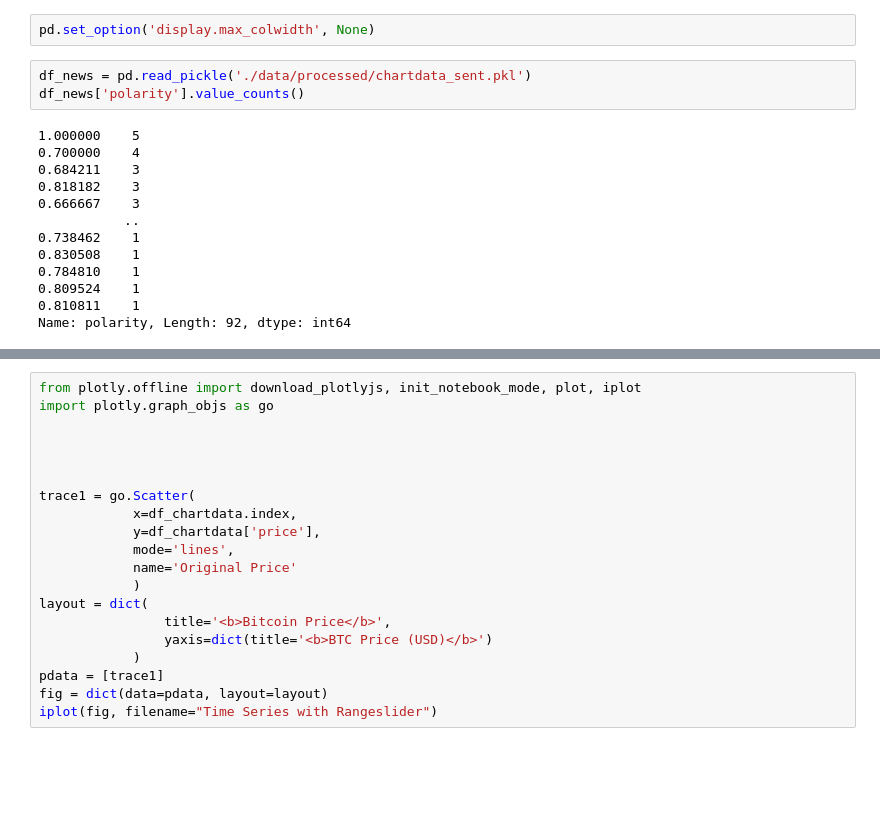
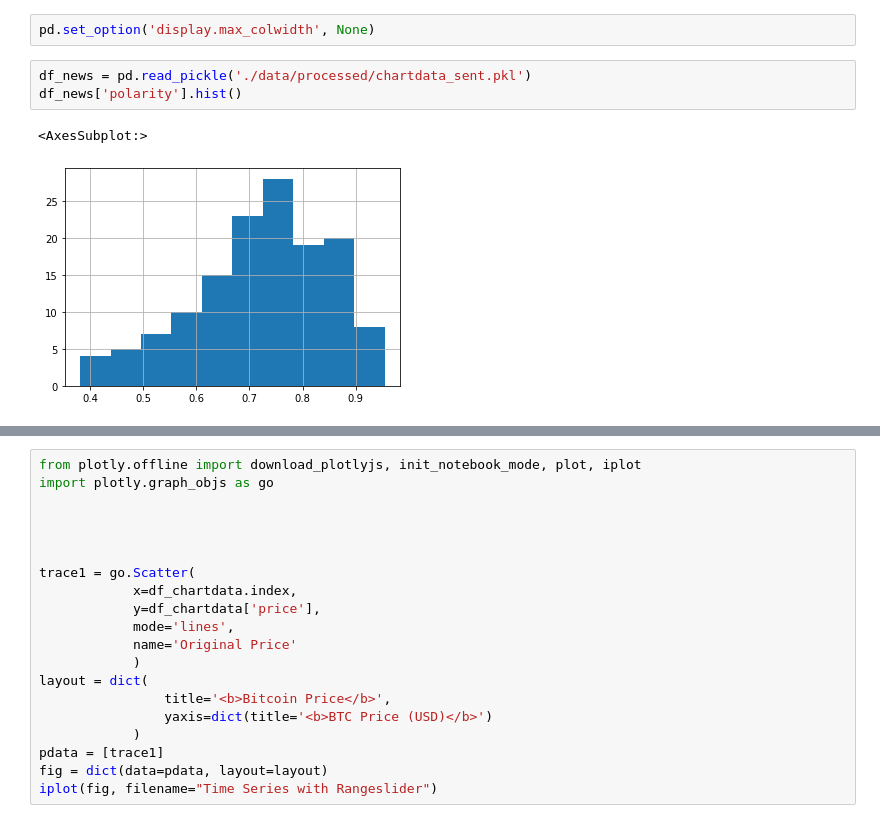
Before and after one commit to pahurlocker/bitcoin-price-prediction, a Jupyter notebook: bitcoin-price-prediction-eda.ipynb, the cells around one changed output, grey strips where cells are left out. Saved outputs shown, nothing was run; the diff lists cells and outputs as text; blank space fills up the shorter version.

```diff
--- a/bitcoin-price-prediction-eda.ipynb
+++ b/bitcoin-price-prediction-eda.ipynb
@@ -6,17 +6,7 @@ import matplotlib.pyplot as plt
 pd.set_option('display.max_colwidth', None)
 # %%
 df_news = pd.read_pickle('./data/processed/chartdata_sent.pkl')
-df_news['polarity'].value_counts()
+df_news['polarity'].hist()
 # %% [output]
-1.000000    5
-0.700000    4
-0.684211    3
-0.818182    3
-0.666667    3
-           ..
-0.738462    1
-0.830508    1
-0.784810    1
-0.809524    1
-0.810811    1
-Name: polarity, Length: 92, dtype: int64
+<AxesSubplot:>
+[figure, added]
```
Also changed, not shown: parts of 14 cells of this notebook.
